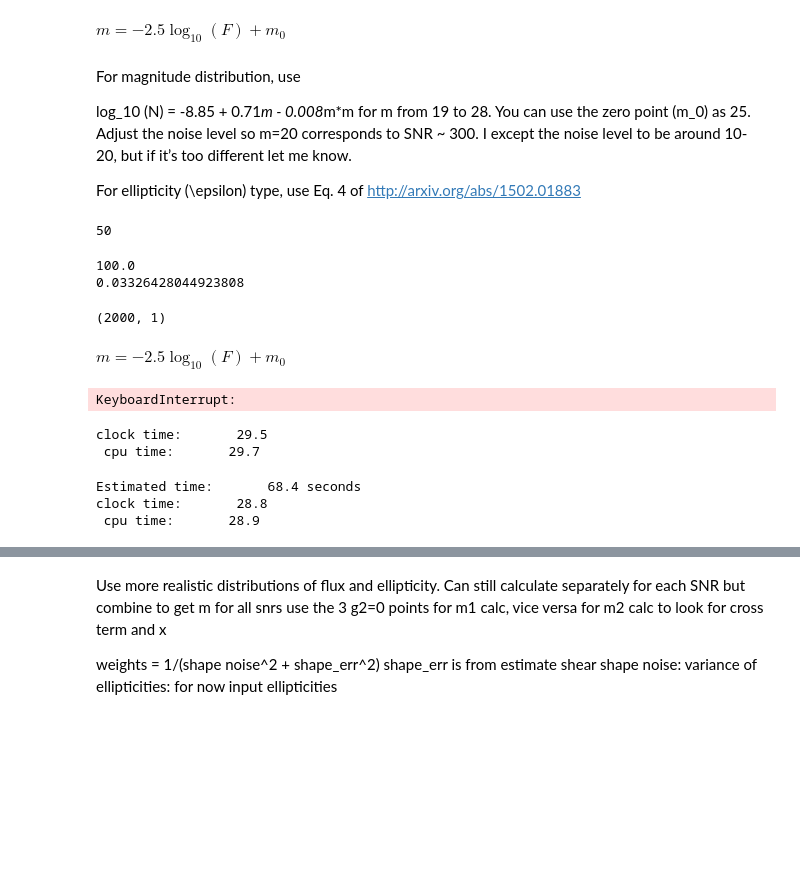
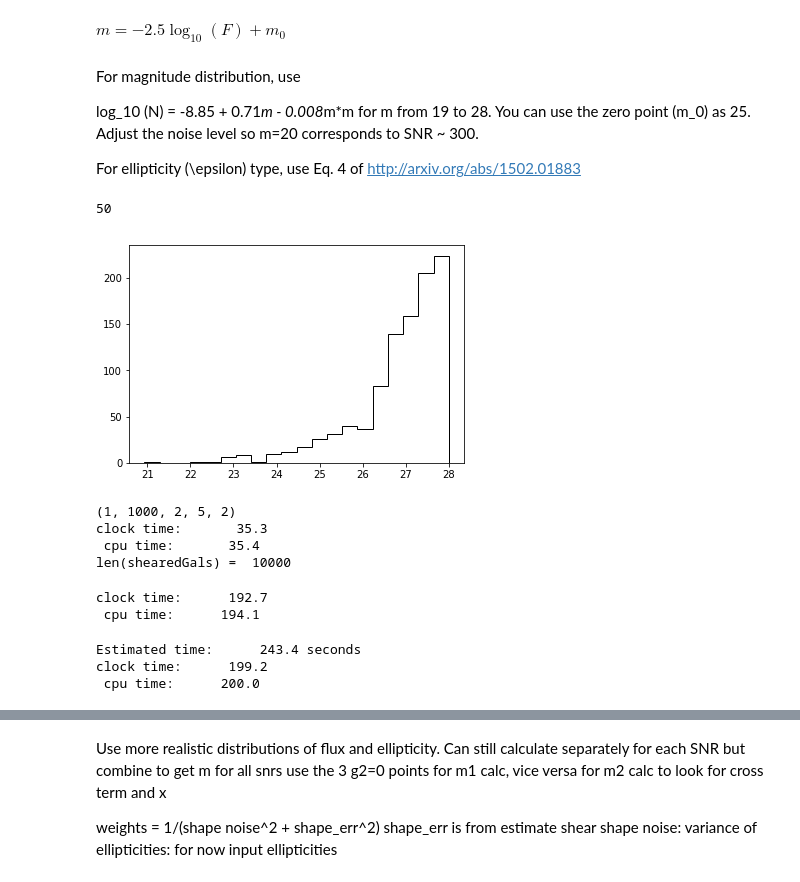
Before and after one commit to earosenberg/wl-bias-leaps, a Jupyter notebook: shape_measurement.ipynb, the cells around one changed output, grey strips where cells are left out. Saved outputs shown, nothing was run; the diff lists cells and outputs as text; code cells hidden in the pictures; blank space fills up the shorter version.

```diff
--- a/shape_measurement.ipynb
+++ b/shape_measurement.ipynb
@@ -59,14 +70,10 @@ image_psf=psf.drawImage(scale=pixel_scale)
 # %% [markdown]
 For magnitude distribution, use
 
-log_10 (N) = -8.85 + 0.71*m - 0.008*m*m for m from 19 to 28. You can use the zero point (m_0) as 25. Adjust the noise level so m=20 corresponds to SNR ~ 300. I except the noise level to be around 10-20, but if it’s too different let me know.
+log_10 (N) = -8.85 + 0.71*m - 0.008*m*m for m from 19 to 28. You can use the zero point (m_0) as 25. Adjust the noise level so m=20 corresponds to SNR ~ 300.
 
 For ellipticity (\epsilon) type, use Eq. 4 of http://arxiv.org/abs/1502.01883
 # %%
-m_min, m_max = 19, 28
-init_add, init_mult = int(np.mean((m_min, m_max))), (m_max - m_min)/4
-m0 = 25
-
 def mag(F,m0):
     #Convert from flux to magnitude
     return -2.5*np.log10(F)+m0
@@ -76,35 +83,36 @@ def flux(m,m0):
 
 def lnmagprob(m):
     #Log of the (non-normalized) probability function of magnitudes
     if m<m_min or m>m_max:
         return -np.inf
     return np.log(10) * (-8.85+0.71*m-0.008*m**2)
 
 nwalkers = 20
 nsteps = ngal / nwalkers
 nBurnin = nsteps
 print nsteps
 assert nsteps*nwalkers == ngal
 
 ndim=1
 
 #Initialize walkers
 p0 = np.random.rand(nwalkers).reshape((nwalkers, ndim)) * init_mult + init_add
 #Initialize Sampler
-sampler = emcee.EnsembleSampler(nwalkers, ndim,lnprob)
+sampler = emcee.EnsembleSampler(nwalkers, ndim,lnmagprob)
 #Burn-in phase
 pos, prob, state = sampler.run_mcmc(p0, nBurnin)
 sampler.reset()
 #Sample from distribution
 sampler.run_mcmc(pos, nsteps)
 magnitudes = sampler.flatchain[:,0]
 fluxes = flux(magnitudes,m0)
 #Plot histogram
-# for i in range(ndim):
-#     plt.figure()
-#     plt.hist(sampler.flatchain[:,i], 20, color="k", histtype="step")
+for i in range(ndim):
+    plt.figure()
+    plt.hist(sampler.flatchain[:,i], 20, color="k", histtype="step")
 
 #print sampler.acceptance_fraction
 # %% [output]
 50
+[figure, added]
 # %%
@@ -117,21 +125,2 @@ while np.any(distortion>0.9):
-# %%
-print flux(20,m0)
-gal = galsim.Sersic(disk_n, half_light_radius=disk_re)
-gal = gal.withFlux(flux(20,m0))
-final = galsim.Convolve([gal, psf])
-image = final.drawImage(scale=pixel_scale)
-noise = galsim.GaussianNoise(sigma=1)
-snr=300
-var = image.addNoiseSNR(noise, snr, preserve_flux=True)
-print np.sqrt(var)
-# %% [output]
-100.0
-0.03326428044923808
-# %%
-sampler.flatchain.shape
-# %% [output]
-(2000, 1)
-# %% [markdown]
-$m = -2.5\log_{10}(F) + m_0$
 # %%
 #Generate random numbers for intrinsic galaxy shapes
@@ -208,7 +204,6 @@ startC,startT = time.clock(), time.time()
 save_ims = False #CAREFUL making this True; it will expend all of your memory very rapidly
 obs = []
 shearedGalT = shearedGals.transpose()
-lost_flux = []
 #Iterate over rows of the same galaxy w/ different shears
 noisyGals=[]
 for galRow in shearedGalT:
@@ -222,8 +217,6 @@ for galRow in shearedGalT:
             image_shape = gal_ims[0].array.shape
             im_final = galsim.ImageF(*image_shape)
             image = final.drawImage(image=im_final, scale=pixel_scale)
-        if np.abs(np.sum(image.array)/gal_flux - 1) > 1e-2 and i<ngal:
-            lost_flux.append((np.sum(image.array)/gal_flux, i, shape_params[i]))
         gal_ims.append(image)
 
     obs_snr = []
@@ -231,7 +224,8 @@ for galRow in shearedGalT:
     for snr in snrArr:
         #Add noise
         first = gal_ims[0].copy()
-        noise_im = addGaussianNoiseSNR(first, gal_ims[0], snr)
+        #noise_im = addGaussianNoiseSNR(first, gal_ims[0], snr)
+        noise_im = addGaussianNoise(first, gal_ims[0], noise_sigma)
         noisyImRow = [im + noise_im for im in gal_ims]
         if save_ims:
             noisyGals.append(noisyImRow)
@@ -247,11 +241,10 @@ obs=np.stack([obs[ngal*i:ngal*(i+1)] for i in range(nrot)]) #Put rotated version
 obs = obs.transpose(2,1,0,3,4) #Get desired shape
 print obs.shape
 #Save file
-outfile2 = open('../shear_bias_outputs/obs.pkl','wb')
-cPickle.dump(obs,outfile2)
-outfile2.close()
+# outfile2 = open('../shear_bias_outputs/obs.pkl','wb')
+# cPickle.dump(obs,outfile2)
+# outfile2.close()
 
-print 'lost > 1%% flux: %s / %s' % (str(len(lost_flux)),str(ngal))
 print 'clock time: %10.1f \n cpu time: %10.1f' % (time.clock()-startC,time.time()-startT)
 print 'len(shearedGals) = ', shearedGals.size
 
@@ -265,7 +258,10 @@ print 'len(shearedGals) = ', shearedGals.size
 #Axis 3: Shear
 #Axis 4: shape measurement: [e1corr, e2corr] or [nan, nan] in case of failure
 # %% [output]
-KeyboardInterrupt:
+(1, 1000, 2, 5, 2)
+clock time:       35.3
+ cpu time:       35.4
+len(shearedGals) =  10000
 # %%
 def matchRotatedNans(obs):
     '''If any of the rotations of a single galaxy are nan, make all rotations nan'''
@@ -335,7 +331,7 @@ weights = np.ones_like(obs)
 meanShear= findMeanShear(obs,weights)
 #Use bootstrap method to resample and derive an error on the shear values
 size = obs.shape[1]
-nBootstrap = int(size*np.log(size))#**2)
+nBootstrap = int(size*np.log(size)**2)
 shearSamples = bootstrapShear(obs,weights,nBootstrap)
 errShear = np.std(shearSamples,axis=0) / np.sqrt(nBootstrap)
 meanShearBootstrap = np.mean(shearSamples,axis=0)
@@ -347,8 +343,8 @@ res = np.stack((meanShear,errShear)).transpose(3,1,2,0)
 #res Shape: (measurements, SNRs, shears, (mean, err))
 #plt.hist(shearSamples[:,0,0,0],bins=11)
 # %% [output]
-clock time:       29.5
- cpu time:       29.7
+clock time:      192.7
+ cpu time:      194.1
 # %%
 def lin(x,m,b):
     return m*x+b
@@ -377,7 +373,7 @@ def getFitParameters(shearList,fullRes):
     return np.array(fullParamArr) #Shape (2 (g1, g2), #SNRs, 2 (slope, intercept of line))
 # %%
 #Fits nBootstrap * nShear * 2 (g1,g2) lines
-#~3.3s / 10k fits
+#~1.7s / 10k fits
 def bootstrapM(shearSamples,shearList):
     '''shearSamples as above. shearList is a list of 2-tuples of true shear
        Return array of shape (nBootstrap, 2 (g1,g2), SNRs)'''
@@ -391,7 +387,7 @@ def bootstrapM(shearSamples,shearList):
     return mSamples
 
 sh=shearSamples.shape
-estTime = sh[0]*sh[1]*sh[2] * (3.3/10000.)
+estTime = sh[0]*sh[1]*sh[2] * (1.7/10000.)
 print 'Estimated time: %10.1f seconds' % estTime
 startC,startT = time.clock(), time.time()
 mSamples = bootstrapM(shearSamples,shearList) #shape: numSamples, 2 (g1,g2), SNRs
@@ -402,9 +398,9 @@ mMeanBootstrap = np.mean(mSamples,axis=0)
 mMean = getFitParameters(shearList,res)[:,:,0]
 print 'clock time: %10.1f \n cpu time: %10.1f' % (time.clock()-startC,time.time()-startT)
 # %% [output]
-Estimated time:       68.4 seconds
-clock time:       28.8
- cpu time:       28.9
+Estimated time:      243.4 seconds
+clock time:      199.2
+ cpu time:      200.0
 # %%
 print mSamples.shape
 for i in range(len(snrArr)):
```
Also changed, not shown: parts of 8 cells of this notebook.
